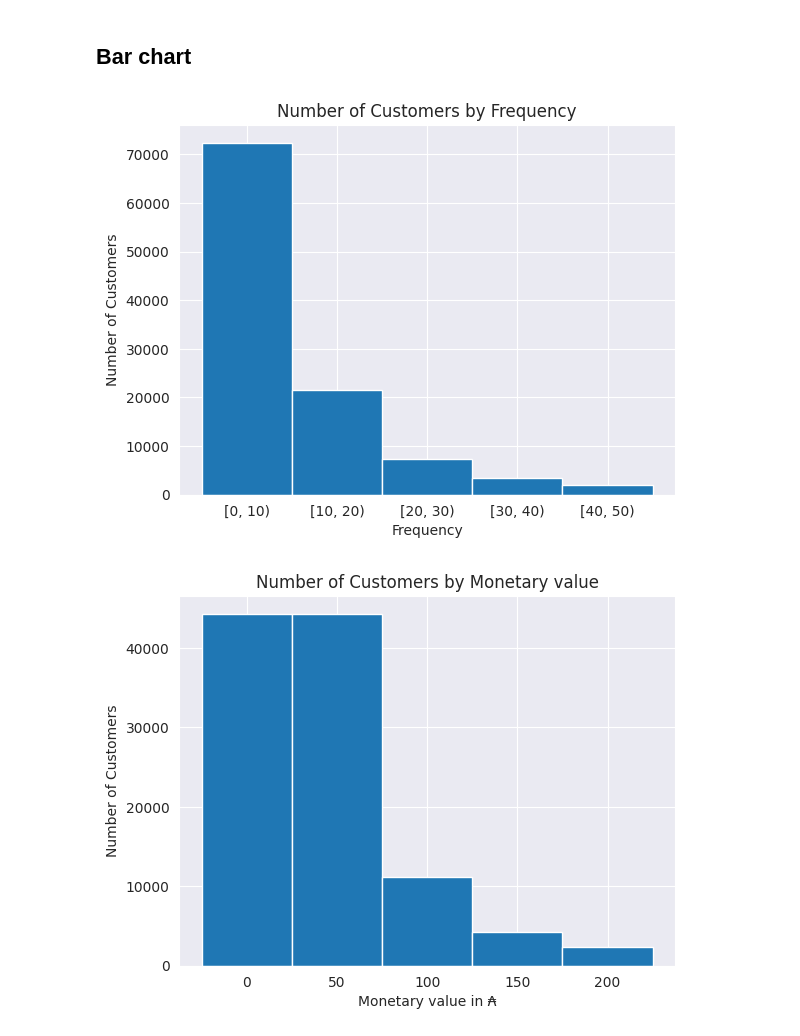
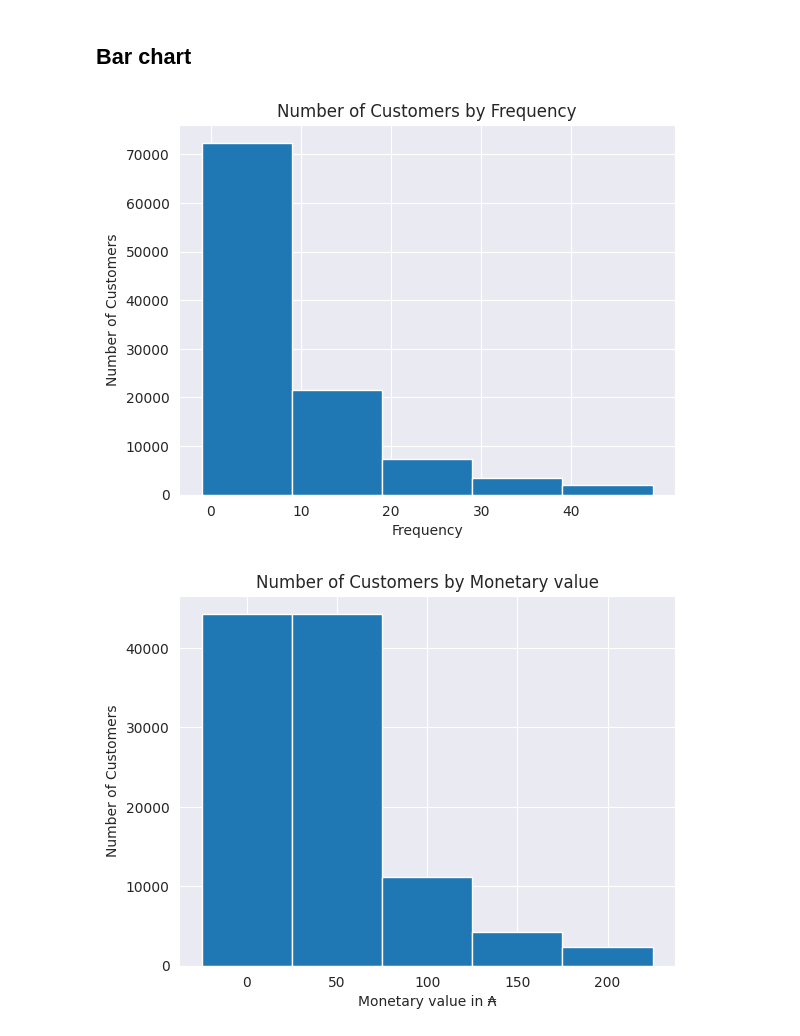
Before and after one commit to mdesmartin/piscine_datascience, a Jupyter notebook: 2_data_analyst/ex03/Building.ipynb, the cells around one changed output. Cells and saved outputs as stored; diff of their text form; code cells hidden in the pictures.

```diff
--- a/2_data_analyst/ex03/Building.ipynb
+++ b/2_data_analyst/ex03/Building.ipynb
@@ -34,18 +34,19 @@ df.head()
 # %%
 user_purchase_count = df.groupby('user_id').size()
 bins = range(0, 60, 10)
 purchase_bins = pd.cut(user_purchase_count, bins=bins, right=False)
 bin_counts = purchase_bins.value_counts().sort_index()
 
 sns.set_style("darkgrid")
 plt.bar(bin_counts.index.astype(str), bin_counts.values, width=1.0)
 plt.xlabel('Frequency')
 plt.ylabel('Number of Customers')
 plt.title('Number of Customers by Frequency')
-labels = bin_counts.index
-plt.xticks(range(len(labels)), labels);
+labels = [f"{interval.left}" for interval in bin_counts.index]
+tick_positions = [i - 0.4 for i in range(len(labels))]
+plt.xticks(tick_positions, labels);
 # %% [output]
-[figure, old version]
+[figure, new version]
 # %%
 sum_price_per_user = df.groupby('user_id', as_index=False)['price'].sum()
 bins = range(-25, 250, 50)
```
Also changed, not shown: parts of 1 cell of this notebook, 4 other files.
